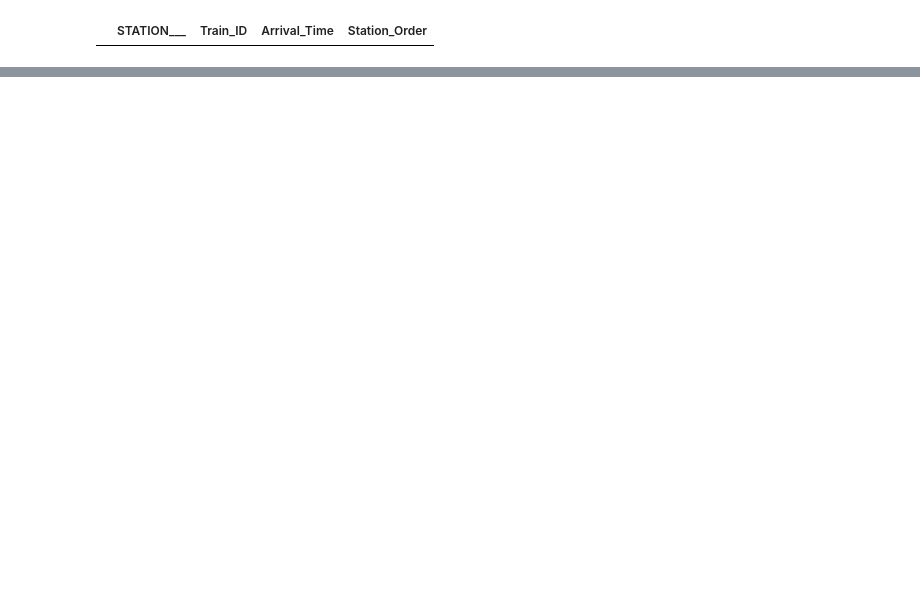
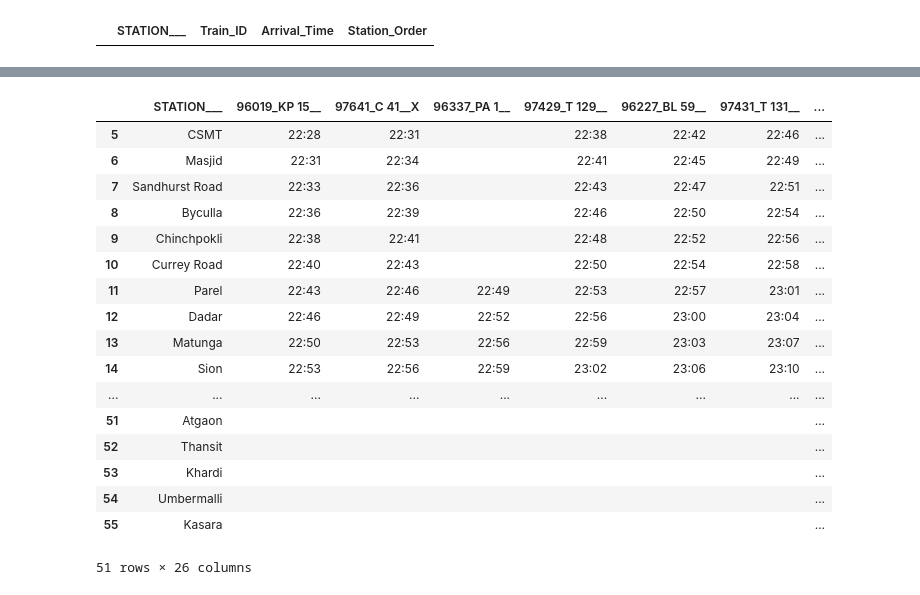
Before and after one commit to kapil-15/optimised_route_to_travel_on_local, a Jupyter notebook: notebooks/refining_data_extracton.ipynb, the cells around one changed output, grey strips where cells are left out. Cells and saved outputs as stored; diff of their text form; code cells hidden in the pictures; blank space fills up the shorter version.

```diff
--- a/notebooks/refining_data_extracton.ipynb
+++ b/notebooks/refining_data_extracton.ipynb
@@ -303,0 +351,21 @@ memory usage: 40.0+ KB
+# %%
+e.iloc[num:]
+# %% [output]
+|  | STATION___ | 96019_KP 15__ | 97641_C 41__X | 96337_PA 1__ | 97429_T 129__ | 96227_BL 59__ | 97431_T 131__ | ... |
+| 5 | CSMT | 22:28 | 22:31 |  | 22:38 | 22:42 | 22:46 | ... |
+| 6 | Masjid | 22:31 | 22:34 |  | 22:41 | 22:45 | 22:49 | ... |
+| 7 | Sandhurst Road | 22:33 | 22:36 |  | 22:43 | 22:47 | 22:51 | ... |
+| 8 | Byculla | 22:36 | 22:39 |  | 22:46 | 22:50 | 22:54 | ... |
+| 9 | Chinchpokli | 22:38 | 22:41 |  | 22:48 | 22:52 | 22:56 | ... |
+| 10 | Currey Road | 22:40 | 22:43 |  | 22:50 | 22:54 | 22:58 | ... |
+| 11 | Parel | 22:43 | 22:46 | 22:49 | 22:53 | 22:57 | 23:01 | ... |
+| 12 | Dadar | 22:46 | 22:49 | 22:52 | 22:56 | 23:00 | 23:04 | ... |
+| 13 | Matunga | 22:50 | 22:53 | 22:56 | 22:59 | 23:03 | 23:07 | ... |
+| 14 | Sion | 22:53 | 22:56 | 22:59 | 23:02 | 23:06 | 23:10 | ... |
+| ... | ... | ... | ... | ... | ... | ... | ... | ... |
+| 51 | Atgaon |  |  |  |  |  |  | ... |
+| 52 | Thansit |  |  |  |  |  |  | ... |
+| 53 | Khardi |  |  |  |  |  |  | ... |
+| 54 | Umbermalli |  |  |  |  |  |  | ... |
+| 55 | Kasara |  |  |  |  |  |  | ... |
+51 rows × 26 columns
```
Also changed, not shown: parts of 18 cells of this notebook, 2 other files.
